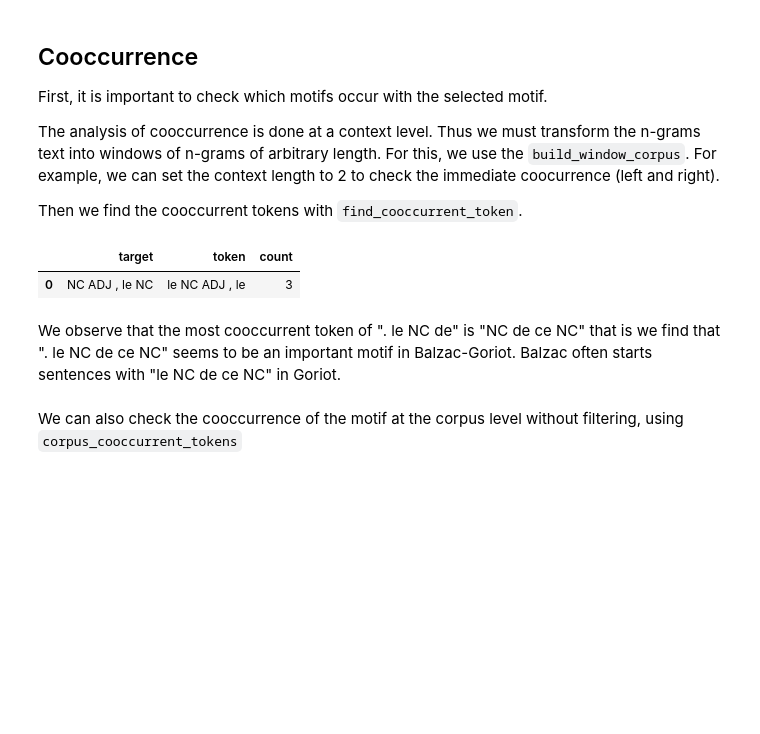
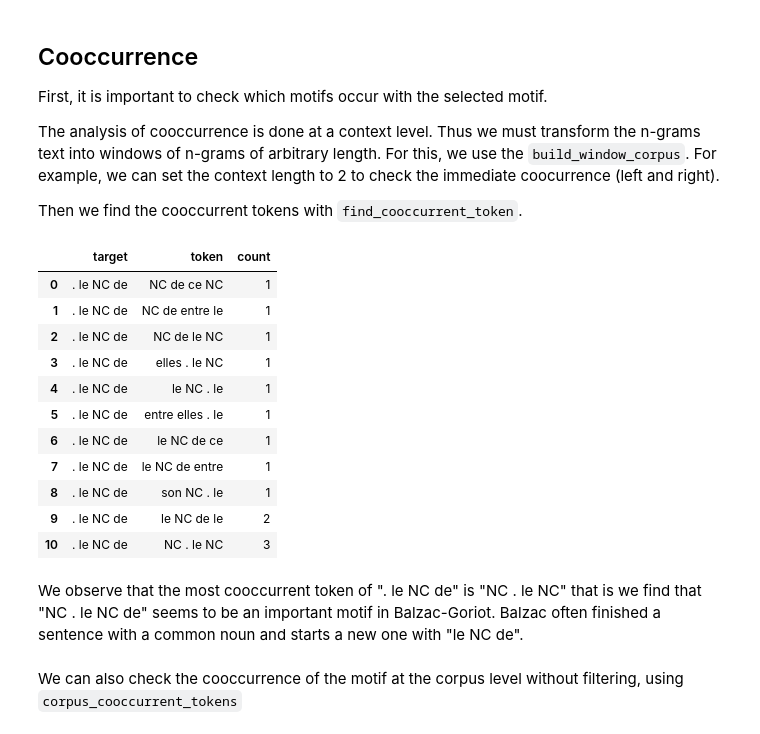
Before and after one commit to Malichot/PyMotifs, a Jupyter notebook: notebooks/0_Pipeline_Motifs.ipynb, the cells around one changed output. Cells and saved outputs as stored; diff of their text form; code cells hidden in the pictures; blank space fills up the shorter version.

```diff
--- a/notebooks/0_Pipeline_Motifs.ipynb
+++ b/notebooks/0_Pipeline_Motifs.ipynb
@@ -129,21 +135,31 @@ Then we find the cooccurrent tokens with `find_cooccurrent_token`.
 # %%
 # Transform to context data frame
 from motifs.utils import build_window_corpus
 from motifs.metrics import find_cooccurrent_tokens
 
 windows = build_window_corpus(pipeline.ngrams, 3)
 
 # Within a single text
-token = "NC ADJ , le NC"
+token = ". le NC de"
 tokens = find_cooccurrent_tokens(
     token, windows[windows.doc == doc], 30
 )
 tokens
 # %% [output]
 |  | target | token | count |
-| 0 | NC ADJ , le NC | le NC ADJ , le | 3 |
+| 0 | . le NC de | NC de ce NC | 1 |
+| 1 | . le NC de | NC de entre le | 1 |
+| 2 | . le NC de | NC de le NC | 1 |
+| 3 | . le NC de | elles . le NC | 1 |
+| 4 | . le NC de | le NC . le | 1 |
+| 5 | . le NC de | entre elles . le | 1 |
+| 6 | . le NC de | le NC de ce | 1 |
+| 7 | . le NC de | le NC de entre | 1 |
+| 8 | . le NC de | son NC . le | 1 |
+| 9 | . le NC de | le NC de le | 2 |
+| 10 | . le NC de | NC . le NC | 3 |
 # %% [markdown]
-We observe that the most cooccurrent token of ". le NC de" is "NC de ce NC" that is we find that ". le NC de ce NC" seems to be an important motif in Balzac-Goriot. Balzac often starts sentences with "le NC de ce NC" in Goriot.
+We observe that the most cooccurrent token of ". le NC de" is "NC . le NC" that is we find that "NC . le NC de" seems to be an important motif in Balzac-Goriot. Balzac often finished a sentence with a common noun and starts a new one with "le NC de".
 # %% [markdown]
 We can also check the cooccurrence of the motif at the corpus level without filtering, using `corpus_cooccurrent_tokens`
 # %%
```
Also changed, not shown: parts of 17 cells of this notebook.
